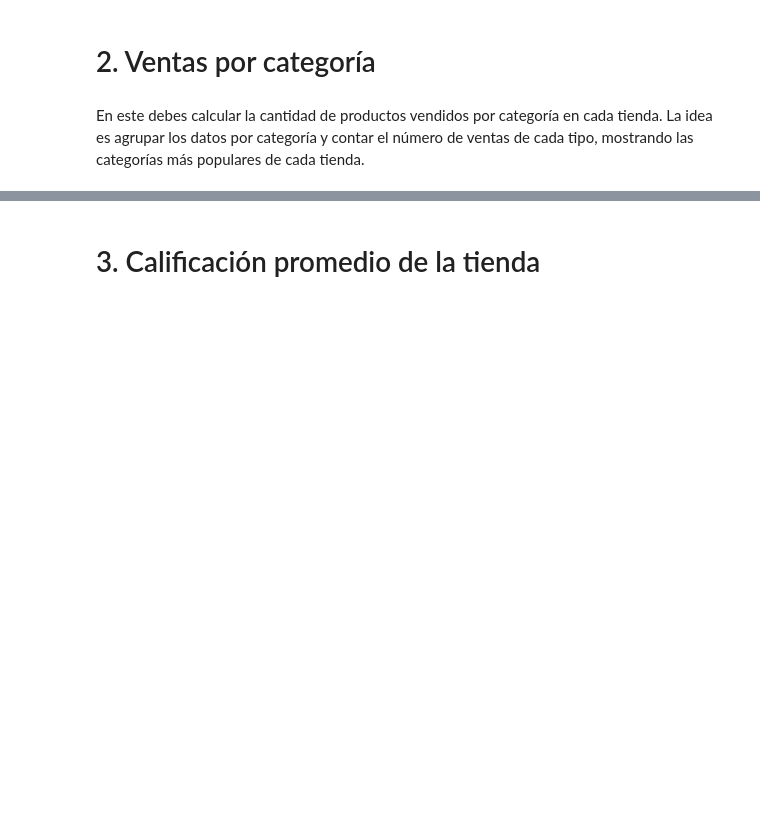
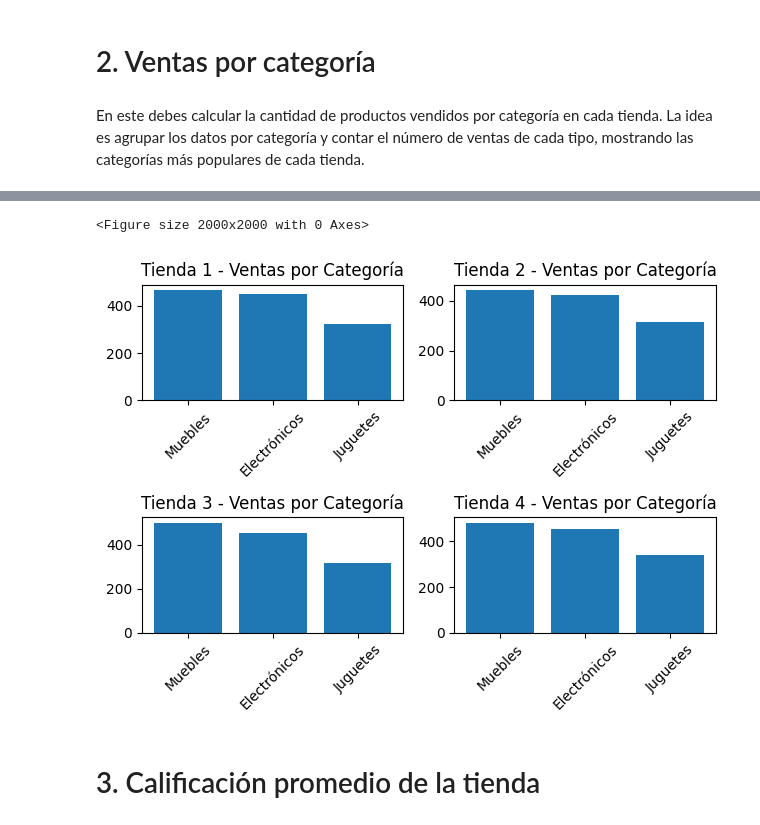
Before and after one commit to armando030/analisis-py, a Jupyter notebook: AluraStoreLatam.ipynb, the cells around one changed output, grey strips where cells are left out. Cells and saved outputs as stored; diff of their text form; code cells hidden in the pictures; blank space fills up the shorter version.

```diff
--- a/AluraStoreLatam.ipynb
+++ b/AluraStoreLatam.ipynb
@@ -113,4 +123,26 @@ categoria.head()
 dtype: int64
+# %%
+plt.figure(figsize=(20, 20))
+fig, axd = plt.subplot_mosaic([['left', 'right'],
+                               ['lowleft', 'lowright']], layout='constrained')
+axd['left'].set_title('Tienda 1 - Ventas por Categoría')
+axd['left'].bar(categoria_tienda1.index, categoria_tienda1.values)
+axd['left'].tick_params(axis='x', rotation=45)
+axd['right'].set_title('Tienda 2 - Ventas por Categoría')
+axd['right'].bar(categoria_tienda2.index, categoria_tienda2.values)
+axd['right'].tick_params(axis='x', rotation=45)
+axd['lowleft'].set_title('Tienda 3 - Ventas por Categoría')
+axd['lowleft'].bar(categoria_tienda3.index, categoria_tienda3.values)
+axd['lowleft'].tick_params(axis='x', rotation=45)
+axd['lowright'].set_title('Tienda 4 - Ventas por Categoría')
+axd['lowright'].bar(categoria_tienda4.index, categoria_tienda4.values)
+axd['lowright'].tick_params(axis='x', rotation=45)
+
+plt.tight_layout()
+plt.show()
+# %% [output]
+<Figure size 2000x2000 with 0 Axes>
+[figure, added]
 # %% [markdown]
 # 3. Calificación promedio de la tienda
 # %% [markdown]
```
Also changed, not shown: parts of 8 cells of this notebook.
